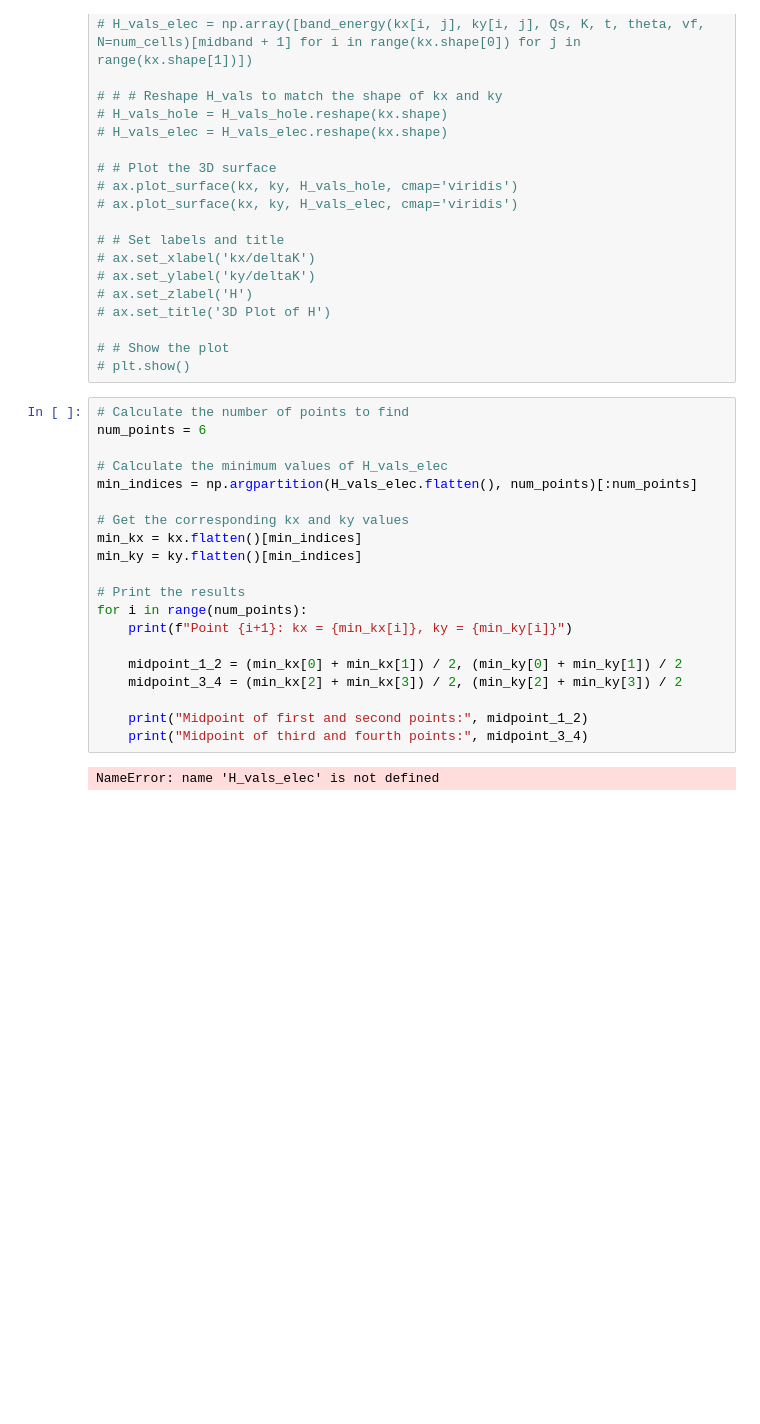
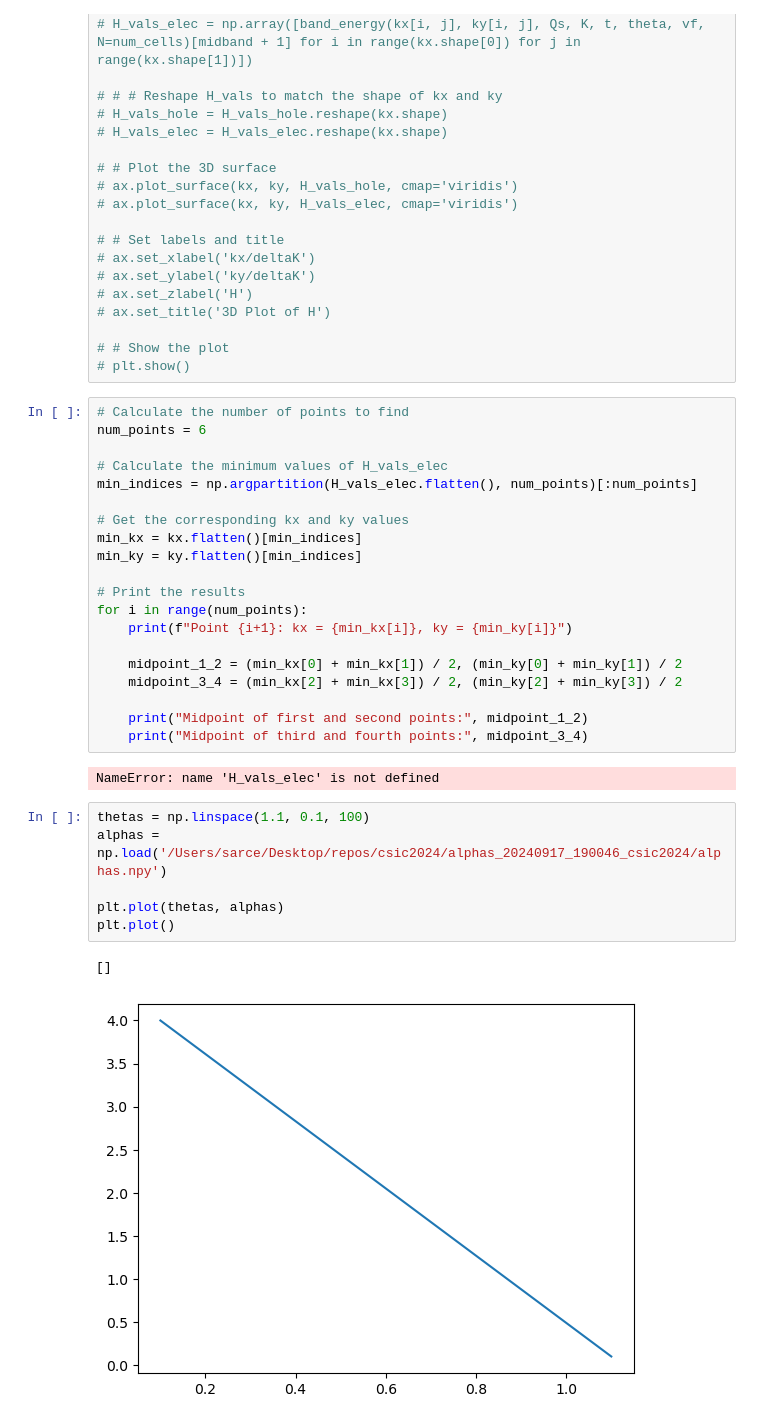
Before and after one commit to HappyTurtle99/csic2024, a Jupyter notebook: macdonald_reproducción.ipynb, the cells around one changed output. Drawn from its saved outputs; the diff is of its cells as text; blank space fills up the shorter version.

```diff
--- a/macdonald_reproducción.ipynb
+++ b/macdonald_reproducción.ipynb
@@ -151,3 +159,12 @@ for i in range(num_points):
     print("Midpoint of third and fourth points:", midpoint_3_4)
 # %% [output]
 NameError: name 'H_vals_elec' is not defined
+# %%
+thetas = np.linspace(1.1, 0.1, 100)
+alphas = np.load('/Users/sarce/Desktop/repos/csic2024/alphas_20240917_190046_csic2024/alphas.npy')
+
+plt.plot(thetas, alphas)
+plt.plot()
+# %% [output]
+[]
+[figure, added]
```
Also changed, not shown: parts of 7 cells of this notebook, 3 other files.
